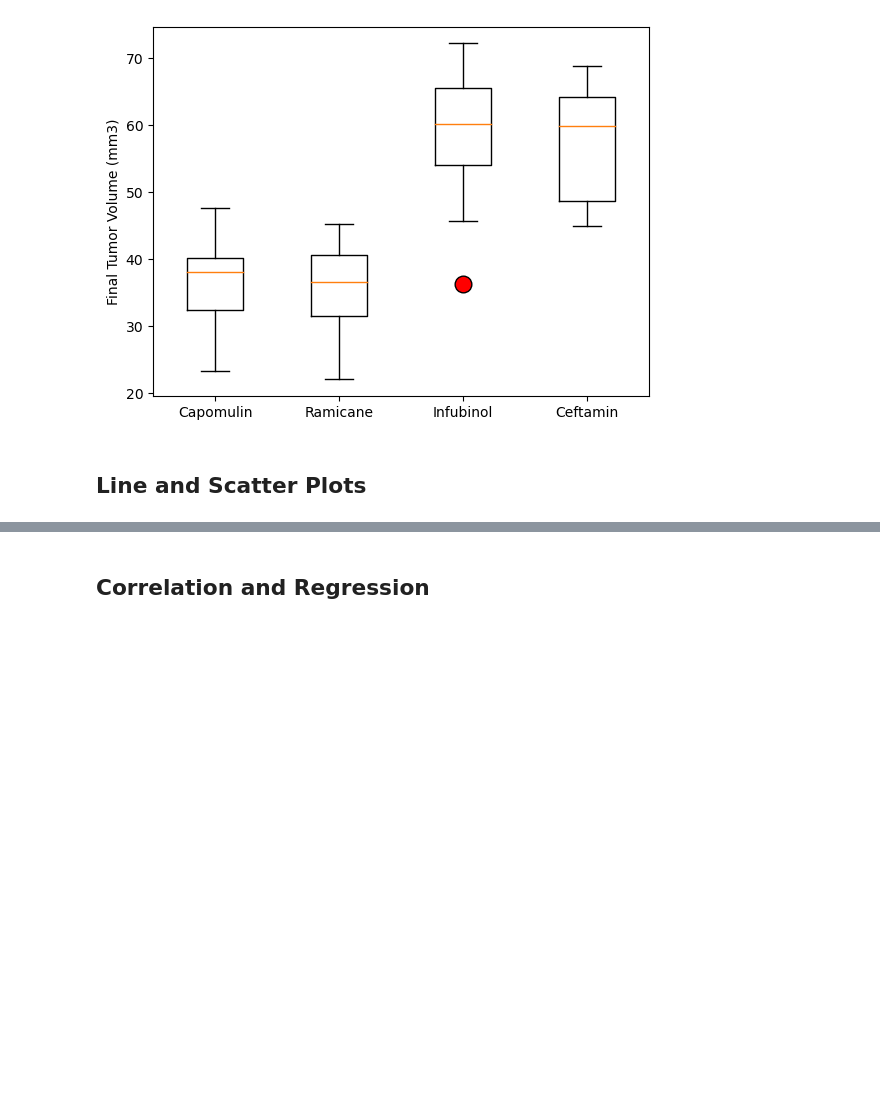
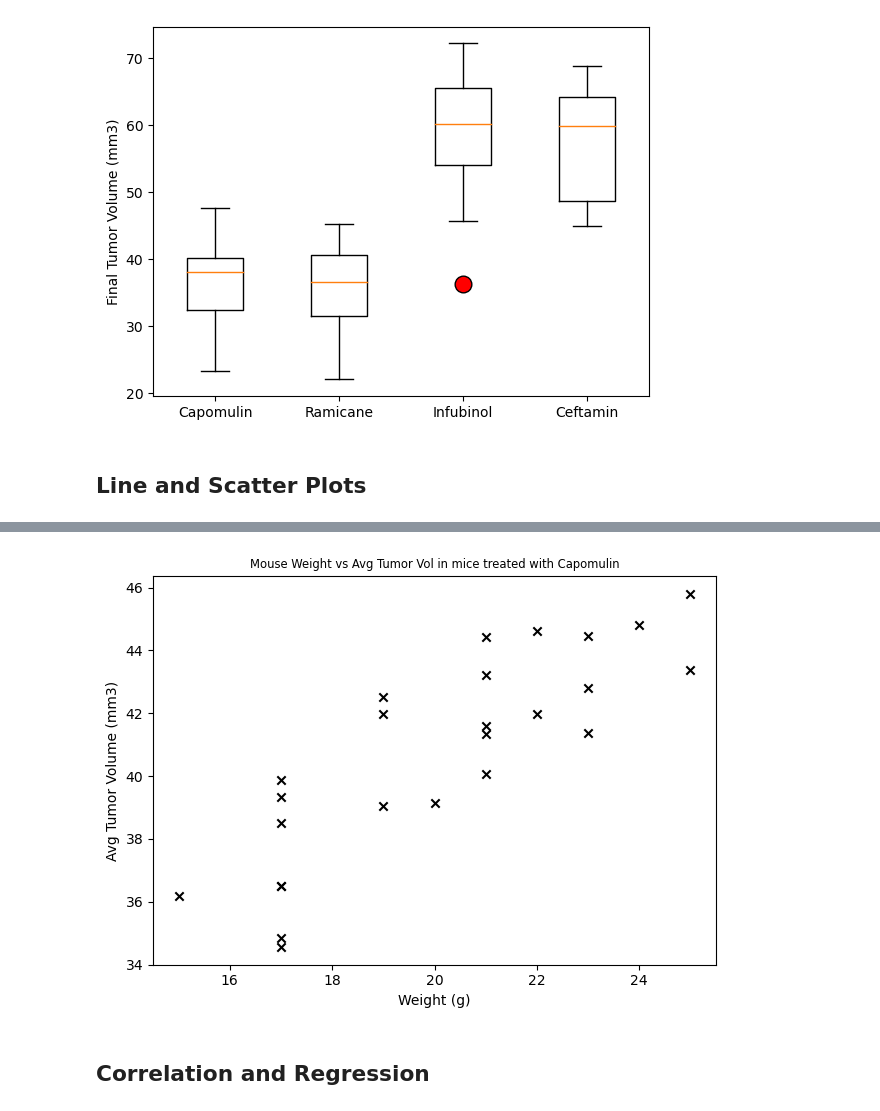
Before and after one commit to RJBarker/data_visual-challenge, a Jupyter notebook: Pymaceuticals/pymaceuticals.ipynb, the cells around one changed output, grey strips where cells are left out. Drawn from its saved outputs; the diff is of its cells as text; code cells hidden in the pictures; blank space fills up the shorter version.

```diff
--- a/Pymaceuticals/pymaceuticals.ipynb
+++ b/Pymaceuticals/pymaceuticals.ipynb
@@ -323,2 +358,19 @@ Ceftamin's potential outliers: Series([], Name: Tumor Volume (mm3), dtype: float
+# %%
+# Generate a scatter plot of mouse weight vs. the average observed tumor volume for the entire Capomulin regimen
+capomulin_df = cleaned_df.loc[cleaned_df["Drug Regimen"] == "Capomulin",:]
+capomulin_df = capomulin_df.groupby("Mouse ID").mean("numeric_only")
+capomulin_df
+
+weight = capomulin_df["Weight (g)"]
+mean_tumor = capomulin_df["Tumor Volume (mm3)"]
+
+plt.scatter(weight,mean_tumor, marker="x", color="black")
+plt.xlabel("Weight (g)")
+plt.ylabel("Avg Tumor Volume (mm3)")
+plt.title("Mouse Weight vs Avg Tumor Vol in mice treated with Capomulin", size="small")
+plt.tight_layout()
+plt.show()
+# %% [output]
+[figure, added]
 # %% [markdown]
 ## Correlation and Regression
```
Also changed, not shown: parts of 10 cells of this notebook.
